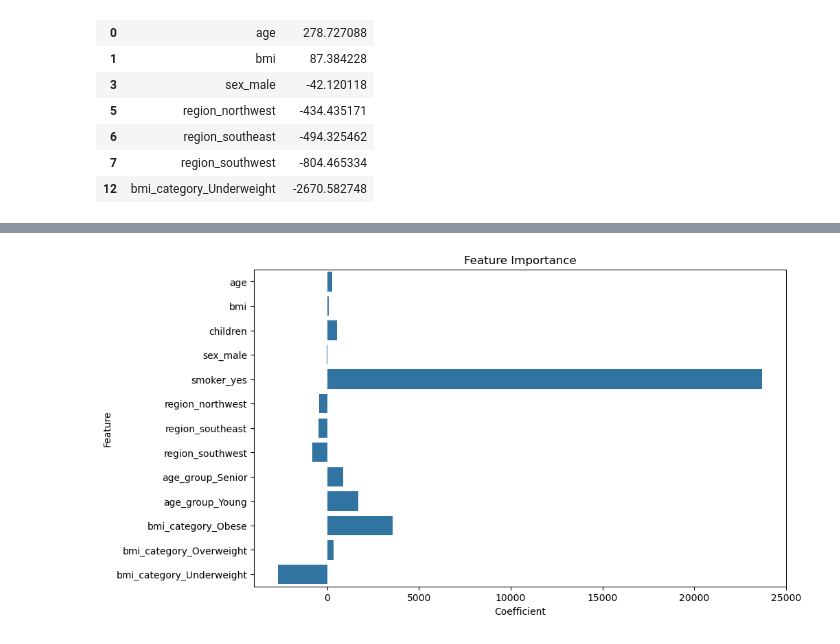
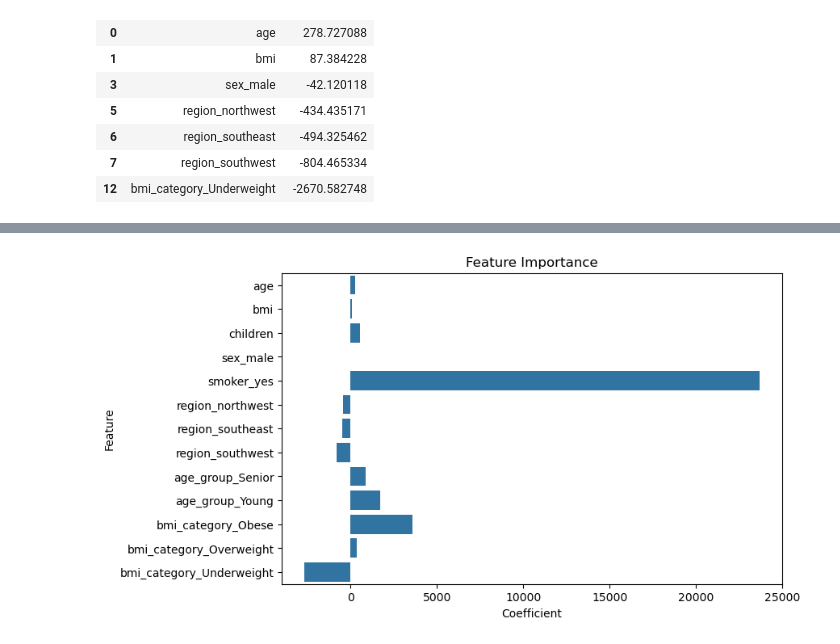
Before and after one commit to meharbansingh25/Medical-Insurance-Cost-Prediction, a Jupyter notebook: Medical Insurance Cost Prediction/Notebook/Medical_Insurance_Cost_Prediction.ipynb, the cells around one changed output, grey strips where cells are left out. Saved outputs shown, nothing was run; the diff lists cells and outputs as text; code cells hidden in the pictures.

```diff
--- a/Medical Insurance Cost Prediction/Notebook/Medical_Insurance_Cost_Prediction.ipynb
+++ b/Medical Insurance Cost Prediction/Notebook/Medical_Insurance_Cost_Prediction.ipynb
@@ -759,11 +720,11 @@ ___________________________________
 # %%
-plt.figure(figsize=(10,6))
+plt.figure(figsize=(8,5))
 
 sns.barplot(x='Coefficient', y='Feature', data= coefficients)
 plt.title('Feature Importance')
 
 plt.show()
 # %% [output]
-[figure, old version]
+[figure, new version]
 # %% [markdown]
 ___________________________________
```
Also changed, not shown: parts of 50 cells of this notebook.
